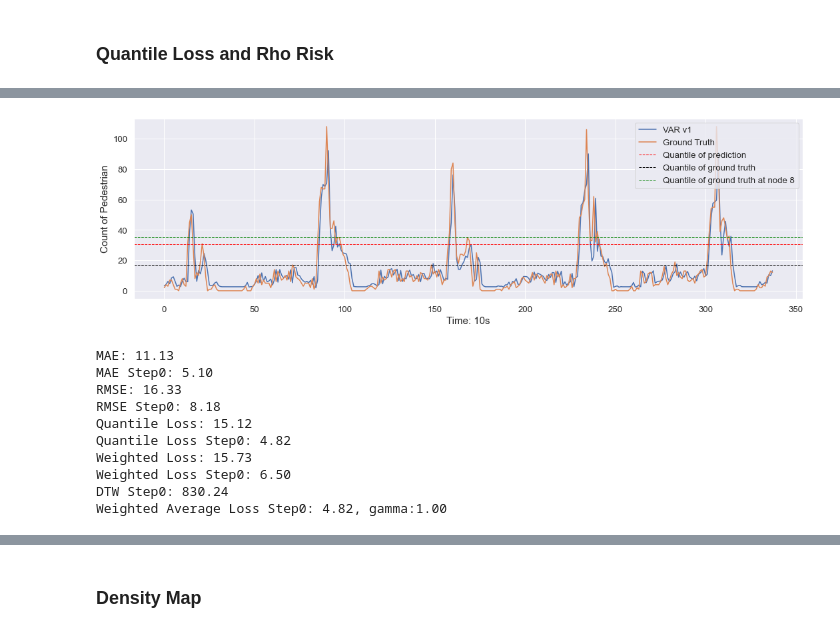
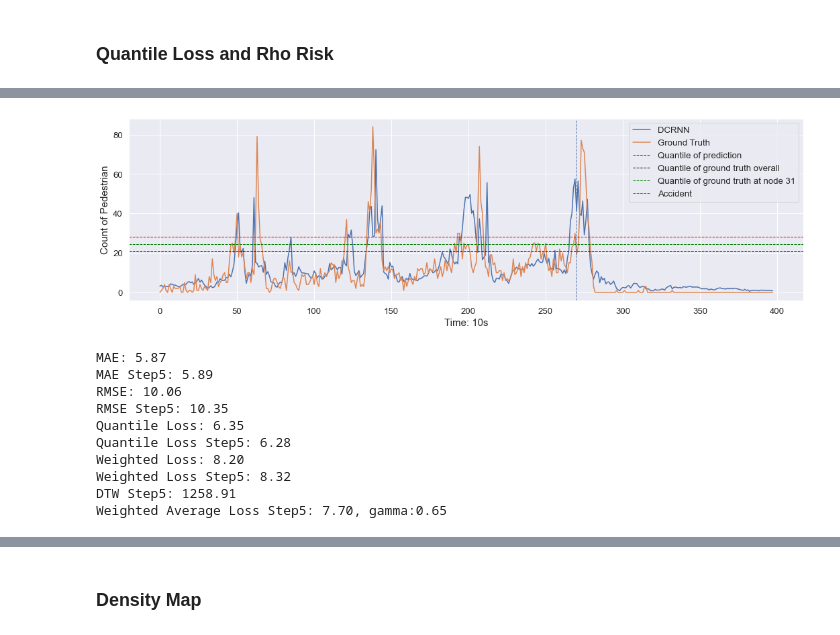
Before and after one commit to WaimenMak/Benchmarking-Crowd-Flow-Prediction, a Jupyter notebook: Scenario Processing.ipynb, the cells around one changed output, grey strips where cells are left out. Saved outputs shown, nothing was run; the diff lists cells and outputs as text; code cells hidden in the pictures.

Commit message:
update gamma

```diff
--- a/Scenario Processing.ipynb
+++ b/Scenario Processing.ipynb
@@ -735,8 +735,8 @@ def rho_risk(pred, target, timespan, rho):
     Z = np.sum(target, axis=1)  # [N - timespan + 1, ...] [N-timespan+1, steps, nodes, features]
 
     # Z_rho = np.quantile(Z, q=rho, axis=0) # shape:[N*12/timesteps, nodes, features], or shape:[N*12/timesteps, features]
-    # Z_hat_rho = np.quantile(Z_hat, q=rho, axis=0)
-    Z_hat_rho = np.quantile(Z, q=rho, axis=0)
+    Z_hat_rho = np.quantile(Z_hat, q=rho, axis=0)
+    # Z_hat_rho = np.quantile(Z, q=rho, axis=0)
     errors = Z_hat - Z # [N, node, features]
     L = np.abs(errors) * ((rho * (np.sign(Z - Z_hat_rho)+1) + (1-rho) * (np.sign(Z_hat_rho - Z)+1))) #use this one
 
@@ -898,3 +901,19 @@ def plot_node_specific(pred:list, target:numpy.ndarray, models:list,
     plt.show()
 
     return L_mae, L_mse, L_quntile, L_weighted, L_wt3, L_dtw
+# %%
+rho=0.9
+pred = vis_list[2]
+Q_z = np.quantile(target, q=rho, axis=(0, 2)) # overall 90% quantile of all node, [step, feature]
+Q_znode = np.quantile(target, q=rho, axis=0) # node 90% quantile [step, node, feature]
+diff = Q_znode.transpose(1, 0, 2) - Q_z     # [node, step, feature]
+gamma = (diff - np.min(diff, axis=0))/(np.max(diff, axis=0) - np.min(diff, axis=0))  #[0~1]
+gamma = 0.5 + gamma * (0.8 - 0.5)
+# gamma[gamma<=0.5] = 0.5  # [node, step, feature]
+# gamma[gamma>0.8] = 0.8
+gamma = gamma.transpose(1, 0, 2)
+rmse = np.sqrt(np.mean((pred - target)**2, axis=0)) # [step, node, feature]
+qt = np.mean(rho_risk(pred, target, timespan=2, rho=rho), axis=0)  # [step, node, feature]
+wt = weighted_loss(rmse, qt, gamma=gamma) # [step, node, feature]
+# # print(wt.shape)
+# loss = np.mean(wt)
@@ -901,10 +930,10 @@ def plot_node_specific(pred:list, target:numpy.ndarray, models:list,
 # %%
-node = 8 - 1
+node = 31 - 1
 feature = 2
-step = 0
+step = 5
 end = target.shape[0]
 #l1:mae l2:rmse l3:quantile l4:weighted l5:weighted3 l6:dtw
 l1, l2, l3, l4, l5, l6 = plot_node_specific(vis_list, target, model_names,
-                                   step=step, node=node, feature=feature, rho=0.9, timespan=2, r=[0,end],
+                                   step=step, node=node, feature=feature, rho=0.9, timespan=12, r=[0,end],
                                    path="./fig", gamma=0.5, acd=270, mode=mode, avg=False, save=False)
 # %% [output]
@@ -916,9 +945,10 @@ def plot_pred_ground_truth(vis_list, target, step, node, feature, mdl,
     sns.lineplot(x=np.arange(start=0, stop=target.shape[0]), y=vis_list[mdl][:, step, node, feature], label=f'{model_names[mdl]}', ax=ax)
     sns.lineplot(x=np.arange(start=0, stop=target.shape[0]), y=target[:, step, node, feature], label='Ground Truth', ax=ax)
     ax.axhline(y=np.quantile(vis_list[mdl][:, step, node, feature], q=rho), color='red', linestyle='--', linewidth=1, label="Quantile of prediction")
-    ax.axhline(y=np.quantile(target[:, step, :, feature], q=rho), color='black', linestyle='--', linewidth=1, label="Quantile of ground truth")
+    ax.axhline(y=np.quantile(target[:, step, :, feature], q=rho), color='black', linestyle='--', linewidth=1, label="Quantile of ground truth overall")
     ax.axhline(y=np.quantile(target[:, step, node, feature], q=rho), color='green', linestyle='--',
                linewidth=1, label=f"Quantile of ground truth at node {node+1}")
+    ax.axvline(x=270, color='b', linestyle='--', linewidth=1, label="Accident") #draw the accident verticalline
 
     plt.xlabel('Time: 10s', fontsize=15)
     plt.ylabel('Count of Pedestrian', fontsize=15)
@@ -944,8 +974,6 @@ def plot_pred_ground_truth(vis_list, target, step, node, feature, mdl,
     print(f'Weighted Loss Step{step}: {weighted_loss(rmse, qt, gamma=0.5):.2f}')
     ldtw = calculate_dtw_distance(vis_list[mdl][:end, step, node, feature], target[:end, step, node, feature])
     _, wt3, g = weighted_average_loss(vis_list[mdl][:end, ...],
-                                      target[:end,...], rho=rho)
+                                      target[:end,...], rho=rho, timespan=timespan)
     print(f'DTW Step{step}: {ldtw:.2f}')
     print(f'Weighted Average Loss Step{step}: {wt3[step, node, feature]:.2f}, gamma:{g[step, node, feature]:.2f}')
-
-plot_pred_ground_truth(vis_list, target, step=0, node=7, feature=2, mdl=0, model_names=model_names)
@@ -964,14 +980,14 @@ Weighted Average Loss Step0: 4.35, gamma:1.00
 # %%
-plot_pred_ground_truth(vis_list, target, step=0, node=7, feature=2, mdl=1, model_names=model_names)
+plot_pred_ground_truth(vis_list, target, step=5, node=node, feature=2, mdl=2, model_names=model_names, timespan=2)
 # %% [output]
-[figure, old version]
+[figure, new version]
-MAE: 11.13
-MAE Step0: 5.10
-RMSE: 16.33
-RMSE Step0: 8.18
-Quantile Loss: 15.12
-Quantile Loss Step0: 4.82
-Weighted Loss: 15.73
-Weighted Loss Step0: 6.50
-DTW Step0: 830.24
-Weighted Average Loss Step0: 4.82, gamma:1.00
+MAE: 5.87
+MAE Step5: 5.89
+RMSE: 10.06
+RMSE Step5: 10.35
+Quantile Loss: 6.35
+Quantile Loss Step5: 6.28
+Weighted Loss: 8.20
+Weighted Loss Step5: 8.32
+DTW Step5: 1258.91
+Weighted Average Loss Step5: 7.70, gamma:0.65
```
Also changed, not shown: parts of 36 cells of this notebook, 2 other files.
